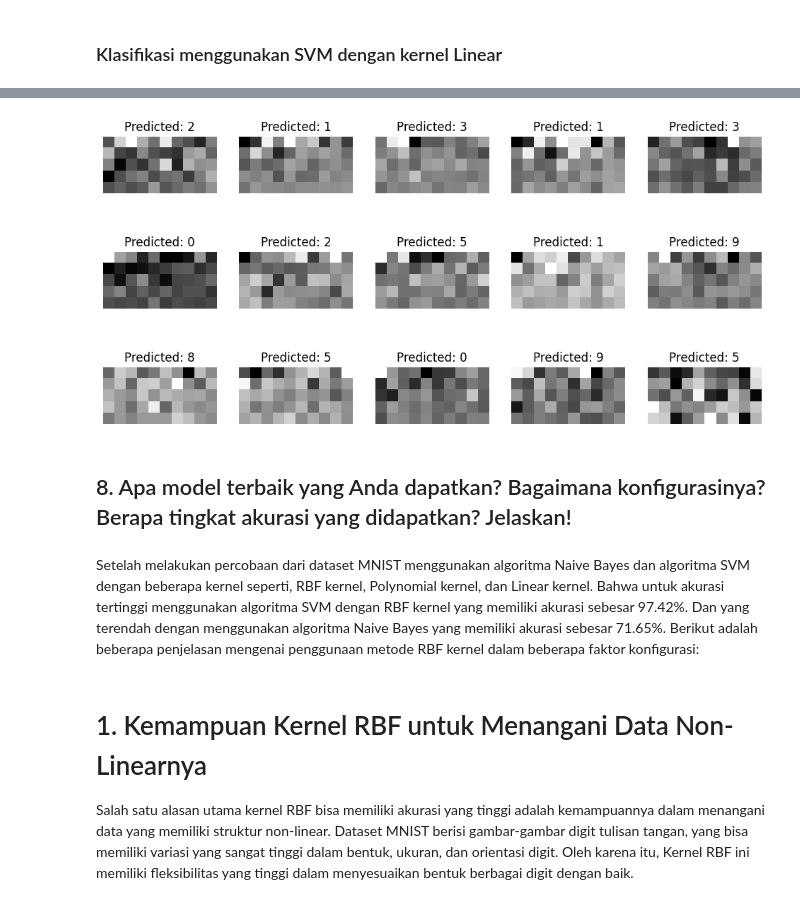
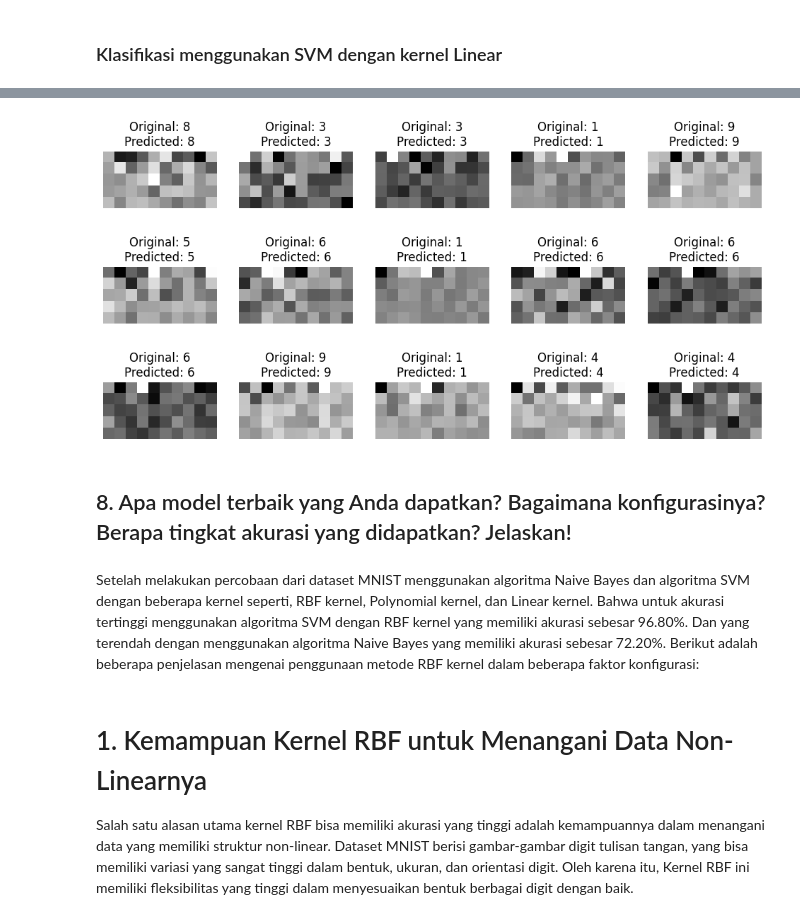
Before and after one commit to abiyasa05/Machine_Learning_Ganjil_2023, a Jupyter notebook: Kuis_1_Machine_Learning_FIX.ipynb, the cells around one changed output, grey strips where cells are left out. Cells and saved outputs as stored; diff of their text form; code cells hidden in the pictures.

```diff
--- a/Kuis_1_Machine_Learning_FIX.ipynb
+++ b/Kuis_1_Machine_Learning_FIX.ipynb
@@ -556,36 +575,36 @@ Laporan Klasifikasi:
 # %%
 # 7. Menampilkan citra dari data testing
 plt.figure(figsize=(12, 6))
 for i in range(15):
     plt.subplot(3, 5, i + 1)
     plt.imshow(X_test[i].reshape(5, 10), cmap='gray')
-    plt.title(f'Predicted: {y_pred_linear[i]}')
+    plt.title(f'Original: {y_test[i]}\nPredicted: {y_pred_linear[i]}')
     plt.axis('off')
 
 plt.show()
 
 # menggunakan Matplotlib untuk menampilkan 15 gambar dari data uji beserta label hasil prediksi yang dihasilkan oleh model Support Vector Machine (SVM) dengan Linear Kernel.
 
 # plt.figure(figsize=(12, 6)) mengatur ukuran gambar secara keseluruhan.
 
 # Melalui loop for i in range(15), kode menyiapkan 15 subplot dalam bentuk grid 3x5.
 
 # plt.subplot(3, 5, i + 1) menentukan posisi subplot dalam grid.
 
 # plt.imshow(X_test[i].reshape(5, 10), cmap='gray') menampilkan
 # gambar dalam skala abu-abu setelah mengubah bentuknya menjadi 5x10 (asumsi gambar awalnya berbentuk 28x28 pixel).
 
 # plt.title(f'Predicted: {y_pred_linear[i]}') memberi judul pada subplot dengan menampilkan label yang diprediksi (Predicted) oleh model SVM dengan Linear Kernel.
 
 # plt.axis('off') menyembunyikan sumbu x dan y pada gambar.
 
 # plt.show() menampilkan grid dari gambar-gambar berserta label prediksi yang dihasilkan oleh model SVM dengan Linear Kernel.
 # %% [output]
-[figure, old version]
+[figure, new version]
 # %% [markdown]
 ## 8. Apa model terbaik yang Anda dapatkan? Bagaimana konfigurasinya? Berapa tingkat akurasi yang didapatkan? Jelaskan!
 # %% [markdown]
-Setelah melakukan percobaan dari dataset MNIST menggunakan algoritma Naive Bayes dan algoritma SVM dengan beberapa kernel seperti, RBF kernel, Polynomial kernel, dan Linear kernel. Bahwa untuk akurasi tertinggi menggunakan algoritma SVM dengan RBF kernel yang memiliki akurasi sebesar 97.42%. Dan yang terendah dengan menggunakan algoritma Naive Bayes yang memiliki akurasi sebesar 71.65%. Berikut adalah beberapa penjelasan mengenai penggunaan metode RBF kernel dalam beberapa faktor konfigurasi:
+Setelah melakukan percobaan dari dataset MNIST menggunakan algoritma Naive Bayes dan algoritma SVM dengan beberapa kernel seperti, RBF kernel, Polynomial kernel, dan Linear kernel. Bahwa untuk akurasi tertinggi menggunakan algoritma SVM dengan RBF kernel yang memiliki akurasi sebesar 96.80%. Dan yang terendah dengan menggunakan algoritma Naive Bayes yang memiliki akurasi sebesar 72.20%. Berikut adalah beberapa penjelasan mengenai penggunaan metode RBF kernel dalam beberapa faktor konfigurasi:
 # %% [markdown]
 # 1. Kemampuan Kernel RBF untuk Menangani Data Non-Linearnya
 Salah satu alasan utama kernel RBF bisa memiliki akurasi yang tinggi adalah kemampuannya dalam menangani data yang memiliki struktur non-linear. Dataset MNIST berisi gambar-gambar digit tulisan tangan, yang bisa memiliki variasi yang sangat tinggi dalam bentuk, ukuran, dan orientasi digit. Oleh karena itu, Kernel RBF ini memiliki fleksibilitas yang tinggi dalam menyesuaikan bentuk berbagai digit dengan baik.
```
Also changed, not shown: parts of 9 cells of this notebook.
